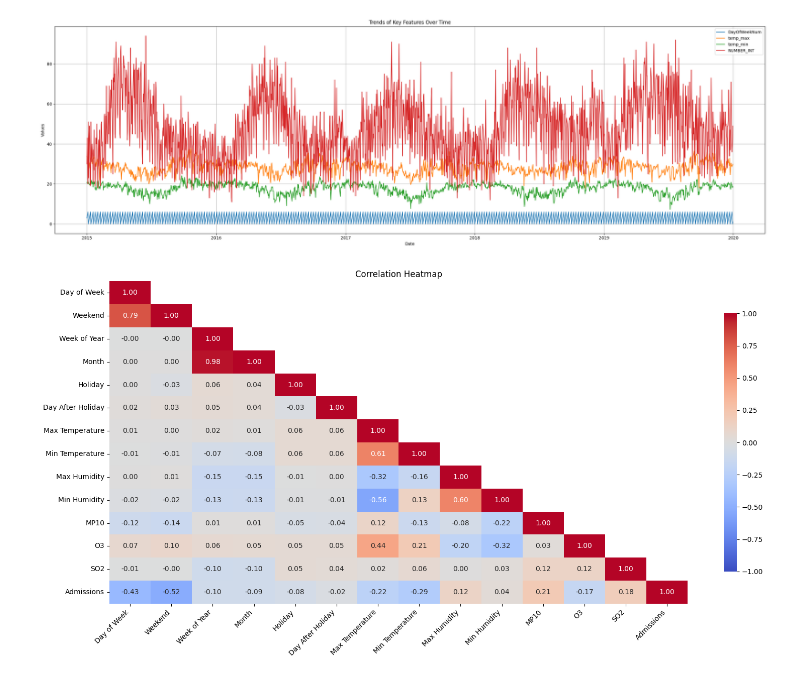
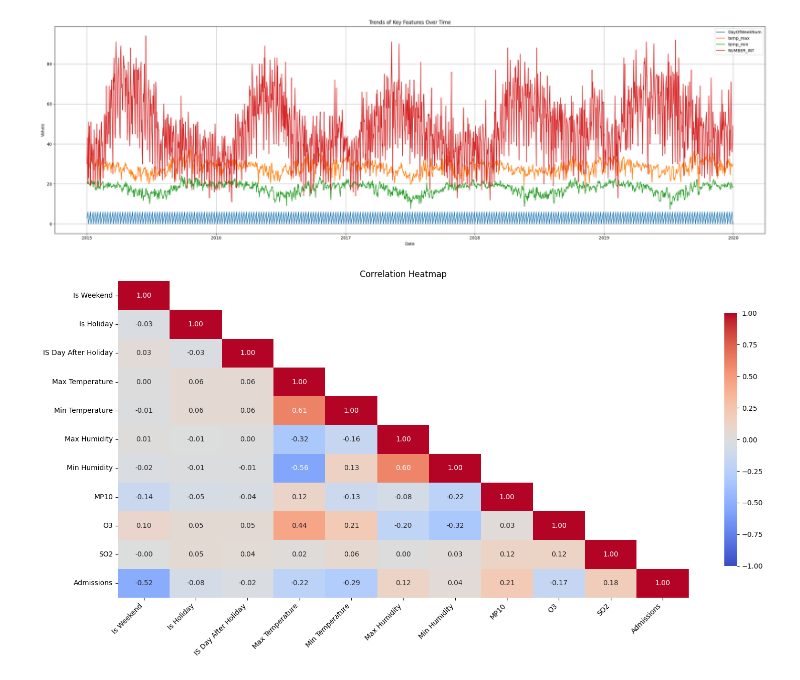
Before and after one commit to Oak10/hospital-adm-pw-rel, a Jupyter notebook: minas_gerais/belo_horizonte/station_amazonas/0_1_amazonas_data_view.ipynb, the cells around one changed output. Saved outputs shown, nothing was run; the diff lists cells and outputs as text; code cells hidden in the pictures.

```diff
--- a/minas_gerais/belo_horizonte/station_amazonas/0_1_amazonas_data_view.ipynb
+++ b/minas_gerais/belo_horizonte/station_amazonas/0_1_amazonas_data_view.ipynb
@@ -425,50 +426,53 @@ plt.show()
 # %% [output]
 [figure]
 # %%
-selected_columns = [
-    'DayOfWeekNum', 'IsWeekend',
-    'WeekOfYear', 'Month', 'IsHoliday', 'IsDayAfterHoliday',
-    'temp_max', 'temp_min',
-    'humidity_max', 'humidity_min',
-    'MP10', 'O3', 'SO2', 'NUMBER_INT'
+selected_columns_C = [
+    'IsWeekend',
+    'IsHoliday',
+    'IsDayAfterHoliday',
+    'temp_max',
+    'temp_min',
+    'humidity_max',
+    'humidity_min',
+    'MP10',
+    'O3',
+    'SO2',
+    'NUMBER_INT'
 ]
 
 column_rename_map = {
-    'DayOfWeekNum': 'Day of Week',
-    'IsWeekend': 'Weekend',
-    'WeekOfYear': 'Week of Year',
-    'Month': 'Month',
-    'IsHoliday': 'Holiday',
-    'IsDayAfterHoliday': 'Day After Holiday',
+    'IsWeekend': 'Is Weekend',
+    'IsHoliday': 'Is Holiday',
+    'IsDayAfterHoliday': 'IS Day After Holiday',
     'temp_max': 'Max Temperature',
     'temp_min': 'Min Temperature',
     'humidity_max': 'Max Humidity',
     'humidity_min': 'Min Humidity',
     'NUMBER_INT': 'Admissions',
 }
 
-df_selected_num = df[selected_columns].rename(columns=column_rename_map)
+df_selected_num = df[selected_columns_C].rename(columns=column_rename_map)
 
 correlation_matrix = df_selected_num.corr()
 
 # Mask the upper triangle (keep lower triangle + diagonal)
 mask = np.triu(np.ones_like(correlation_matrix, dtype=bool), k=1)
 
 
 plt.figure(figsize=(16, 8))
 sns.heatmap(
     correlation_matrix,
     mask=mask,
     annot=True,
     fmt=".2f",
     cmap='coolwarm', # 'RdBu_r'
     vmin=-1, vmax=1, # intensity range
     cbar_kws={"shrink": 0.8}
 )
 plt.title('Correlation Heatmap')
 plt.xticks(rotation=45, ha='right')
 plt.yticks(rotation=0)
 plt.tight_layout()
 plt.show()
 # %% [output]
-[figure, old version]
+[figure, new version]
```
Also changed, not shown: parts of 1 cell of this notebook.
